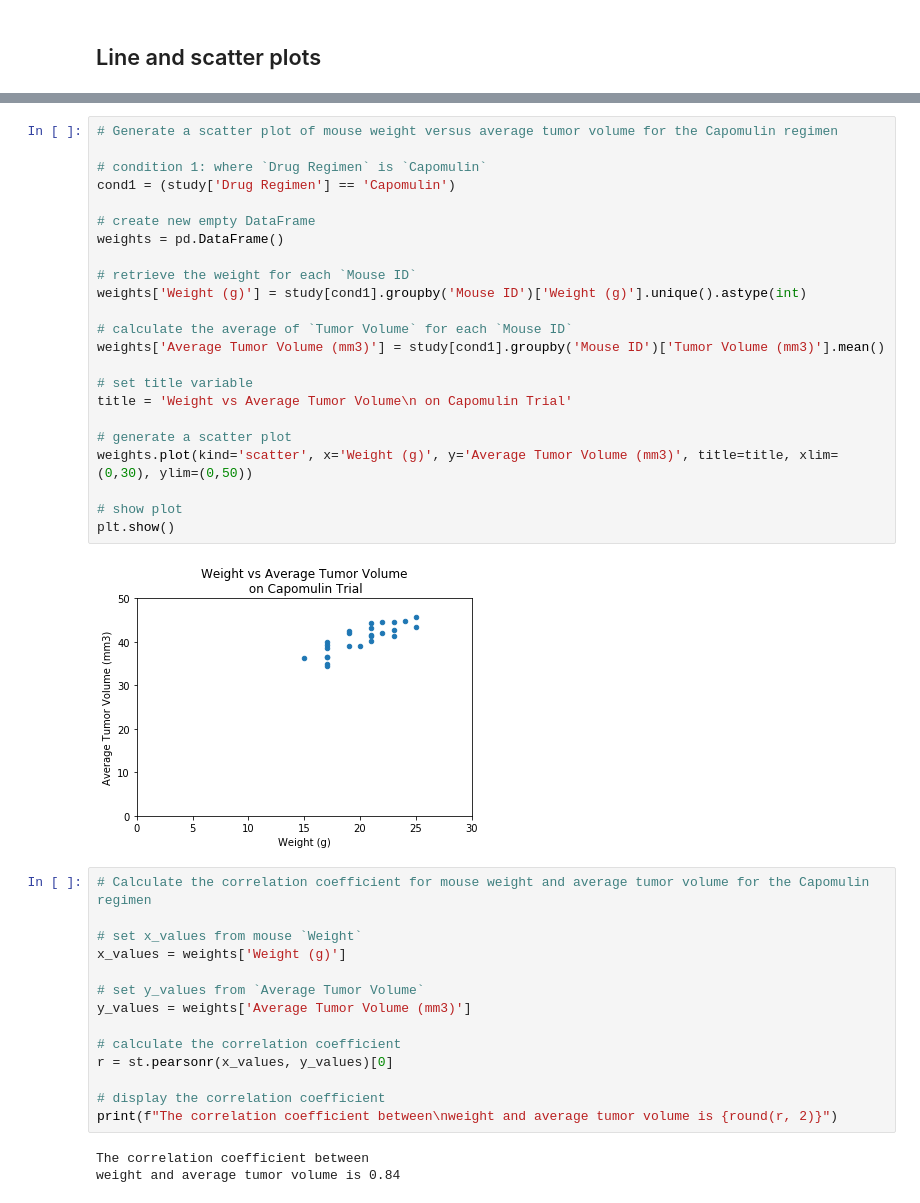
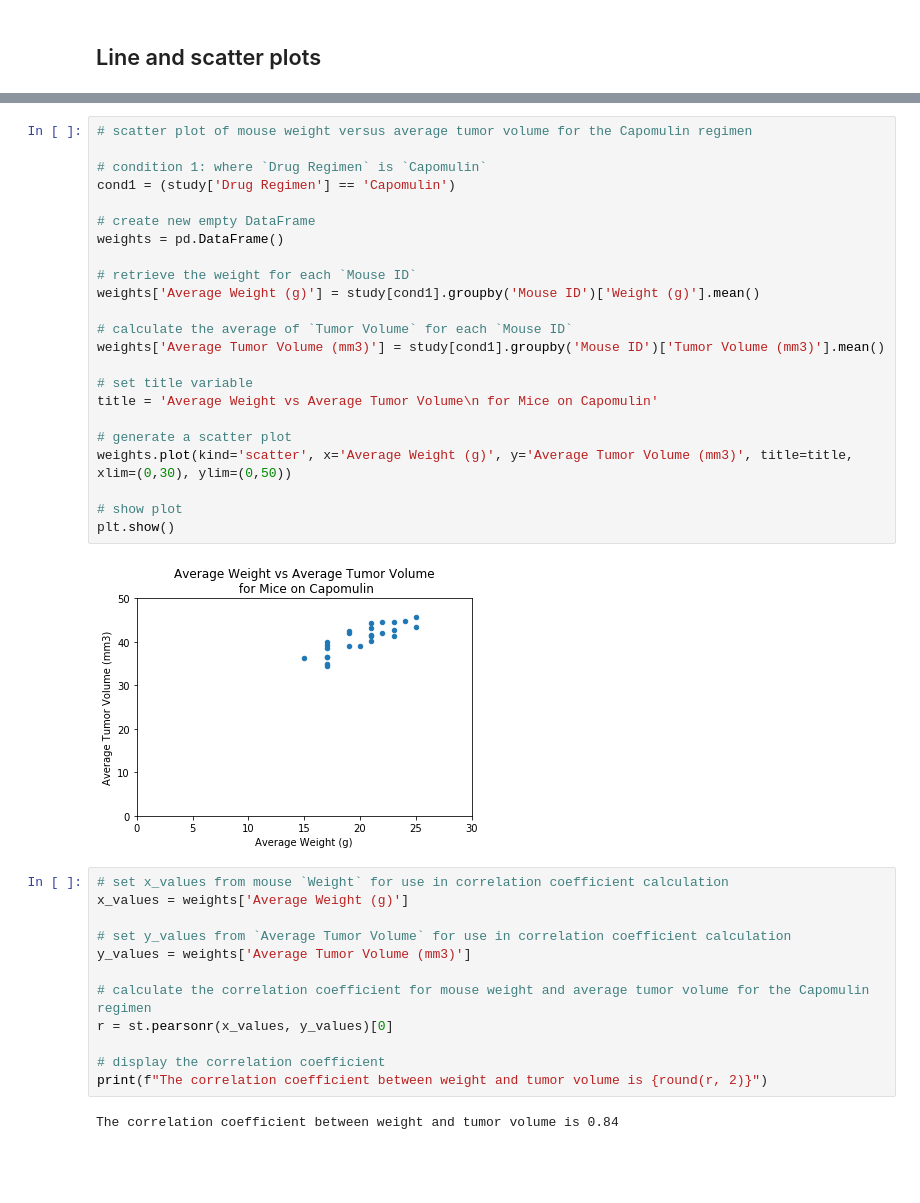
Before and after one commit to tomtav/matplotlib-challenge, a Jupyter notebook: main.ipynb, the cells around one changed output, grey strips where cells are left out. Cells and saved outputs as stored; diff of their text form; blank space fills up the shorter version.

```diff
--- a/main.ipynb
+++ b/main.ipynb
@@ -271,43 +317,40 @@ plt.show()
 # %%
-# Generate a scatter plot of mouse weight versus average tumor volume for the Capomulin regimen
+# scatter plot of mouse weight versus average tumor volume for the Capomulin regimen
 
 # condition 1: where `Drug Regimen` is `Capomulin`
 cond1 = (study['Drug Regimen'] == 'Capomulin')
 
 # create new empty DataFrame
 weights = pd.DataFrame()
 
 # retrieve the weight for each `Mouse ID`
-weights['Weight (g)'] = study[cond1].groupby('Mouse ID')['Weight (g)'].unique().astype(int)
+weights['Average Weight (g)'] = study[cond1].groupby('Mouse ID')['Weight (g)'].mean()
 
 # calculate the average of `Tumor Volume` for each `Mouse ID`
 weights['Average Tumor Volume (mm3)'] = study[cond1].groupby('Mouse ID')['Tumor Volume (mm3)'].mean()
 
 # set title variable
-title = 'Weight vs Average Tumor Volume\n on Capomulin Trial'
+title = 'Average Weight vs Average Tumor Volume\n for Mice on Capomulin'
 
 # generate a scatter plot
-weights.plot(kind='scatter', x='Weight (g)', y='Average Tumor Volume (mm3)', title=title, xlim=(0,30), ylim=(0,50))
+weights.plot(kind='scatter', x='Average Weight (g)', y='Average Tumor Volume (mm3)', title=title, xlim=(0,30), ylim=(0,50))
 
 # show plot
 plt.show()
 # %% [output]
-[figure, old version]
+[figure, new version]
 # %%
-# Calculate the correlation coefficient for mouse weight and average tumor volume for the Capomulin regimen
+# set x_values from mouse `Weight` for use in correlation coefficient calculation
+x_values = weights['Average Weight (g)']
 
-# set x_values from mouse `Weight`
-x_values = weights['Weight (g)']
-
-# set y_values from `Average Tumor Volume`
+# set y_values from `Average Tumor Volume` for use in correlation coefficient calculation
 y_values = weights['Average Tumor Volume (mm3)']
 
-# calculate the correlation coefficient
+# calculate the correlation coefficient for mouse weight and average tumor volume for the Capomulin regimen
 r = st.pearsonr(x_values, y_values)[0]
 
 # display the correlation coefficient
-print(f"The correlation coefficient between\nweight and average tumor volume is {round(r, 2)}")
+print(f"The correlation coefficient between weight and tumor volume is {round(r, 2)}")
 # %% [output]
-The correlation coefficient between
-weight and average tumor volume is 0.84
+The correlation coefficient between weight and tumor volume is 0.84
 # %%
```
Also changed, not shown: parts of 20 cells of this notebook.
